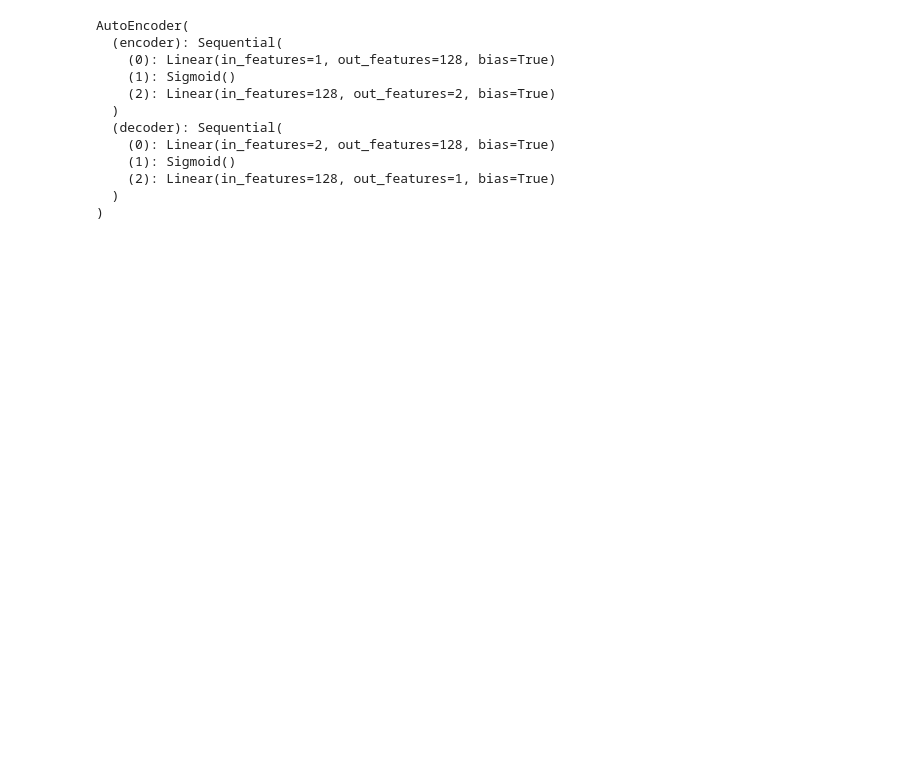
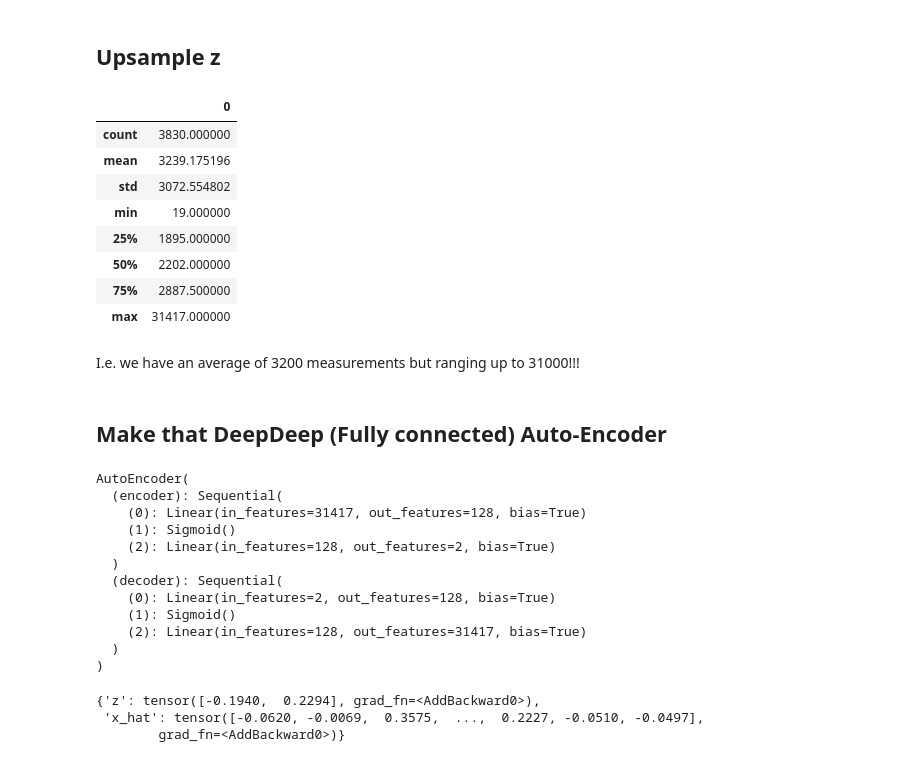
Before and after one commit to davidripsen/DeepLearningProject, a Jupyter notebook: AE-Dav.ipynb, the cells around one changed output. Saved outputs shown, nothing was run; the diff lists cells and outputs as text; code cells hidden in the pictures; blank space fills up the shorter version.

```diff
--- a/AE-Dav.ipynb
+++ b/AE-Dav.ipynb
@@ -11,3 +12,5 @@ import pickle
 # %%
 # Load data
 df = pickle.load( open( "data/df_merged.pickle", "rb" ) )
+n, p = df.shape
+df
@@ -14,8 +31,27 @@ df = pickle.load( open( "data/df_merged.pickle", "rb" ) )
+# %% [markdown]
+## Upsample z
+# %%
+# Descriptive statistics of number of measurements of z for each 100m
+pd.DataFrame([df['GM.acc.xyz.z'][i].shape for i in range(n)]).describe()
+# %% [output]
+|  | 0 |
+| count | 3830.000000 |
+| mean | 3239.175196 |
+| std | 3072.554802 |
+| min | 19.000000 |
+| 25% | 1895.000000 |
+| 50% | 2202.000000 |
+| 75% | 2887.500000 |
+| max | 31417.000000 |
+# %% [markdown]
+I.e. we have an average of 3200 measurements but ranging up to 31000!!!
+# %% [markdown]
+## Make that DeepDeep (Fully connected) Auto-Encoder
 # %%
 import torch.nn as nn
 cuda = False
 # define size variables
-num_features = 1
+num_features = nmax = 31417
 
 class AutoEncoder(nn.Module):
     def __init__(self, hidden_units, latent_features=2):
@@ -40,13 +76,20 @@ class AutoEncoder(nn.Module):
             nn.Linear(in_features=hidden_units, out_features=num_features)
         )
 
+        #self.rnn_1 = nn.RNN(input_size = rnnin
+        #            ,hidden_size = num_hidden_rnn
+        #            ,num_layers = rnn_layers
+        #            ,nonlinearity="relu"
+        #            ,batch_first=True
+        #            )
+
     def forward(self, x):
         outputs = {}
         # we don't apply an activation to the bottleneck layer
         z = self.encoder(x)
 
         # apply sigmoid to output to get pixel intensities between 0 and 1
-        x_hat = torch.sigmoid(self.decoder(z))
+        x_hat = self.decoder(z)
 
         return {
             'z': z,
@@ -57,21 +100,21 @@ class AutoEncoder(nn.Module):
 # Choose the shape of the autoencoder
 net = AutoEncoder(hidden_units=128, latent_features=2) # Originalt: Hidden units = 128
 
-if cuda:
-    net = net.cuda()
+#if cuda:
+#    net = net.cuda()
 
 print(net)
 # %% [output]
 AutoEncoder(
   (encoder): Sequential(
-    (0): Linear(in_features=1, out_features=128, bias=True)
+    (0): Linear(in_features=31417, out_features=128, bias=True)
     (1): Sigmoid()
     (2): Linear(in_features=128, out_features=2, bias=True)
   )
   (decoder): Sequential(
     (0): Linear(in_features=2, out_features=128, bias=True)
     (1): Sigmoid()
-    (2): Linear(in_features=128, out_features=1, bias=True)
+    (2): Linear(in_features=128, out_features=31417, bias=True)
   )
 )
 # %%
@@ -84 +125,9 @@ optimizer = optim.Adam(net.parameters(), lr=0.01)
 loss_function = nn.MSELoss()
+# %%
+# Generate z_sim to try out the network
+z_sim = torch.Tensor(range(nmax))
+net(z_sim)
+# %% [output]
+{'z': tensor([-0.1940,  0.2294], grad_fn=<AddBackward0>),
+ 'x_hat': tensor([-0.0620, -0.0069,  0.3575,  ...,  0.2227, -0.0510, -0.0497],
+        grad_fn=<AddBackward0>)}
```
Also changed, not shown: parts of 6 cells of this notebook, 1 other file.
